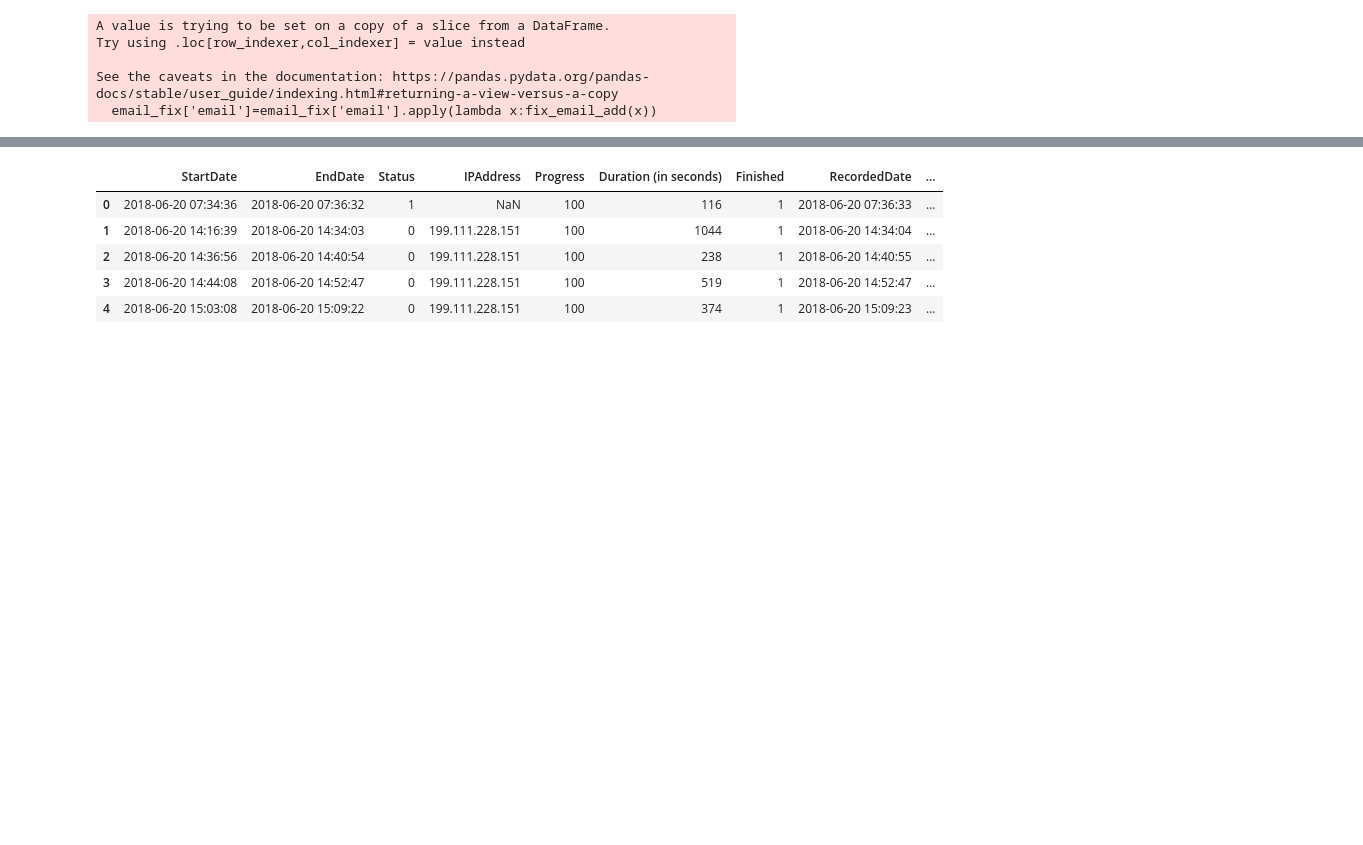
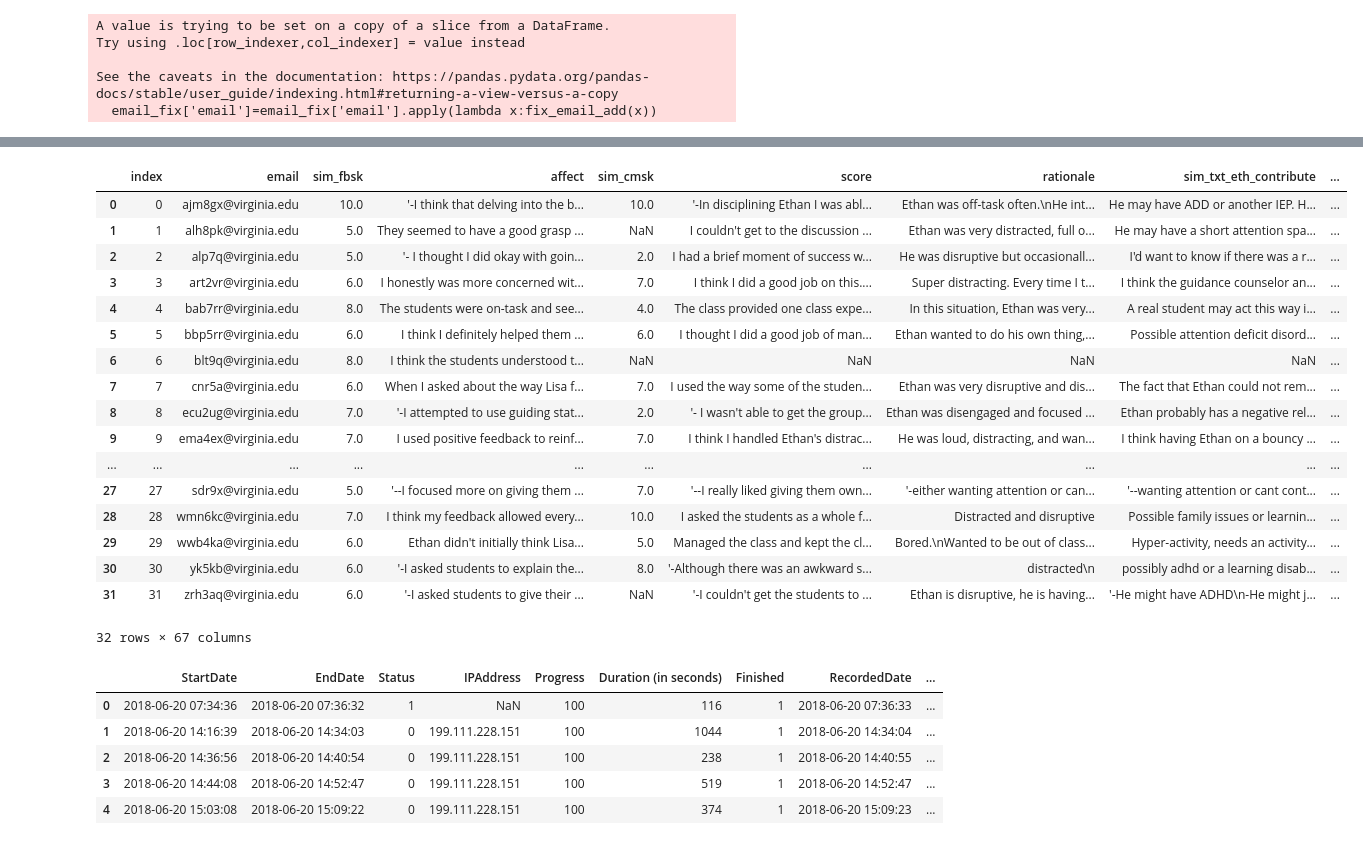
Before and after one commit to taylorrohrich/MSDS_SERA_capstone, a Jupyter notebook: cleaning/2a.ipynb, the cells around one changed output, grey strips where cells are left out. Drawn from its saved outputs; the diff is of its cells as text; code cells hidden in the pictures; blank space fills up the shorter version.

```diff
--- a/cleaning/2a.ipynb
+++ b/cleaning/2a.ipynb
@@ -185,3 +164,25 @@ Generate_App_Scale(data)
+# %%
+data=data.reset_index()
+data
+# %% [output]
+|  | index | email | sim_fbsk | affect | sim_cmsk | score | rationale | sim_txt_eth_contribute | ... |
+| 0 | 0 | ajm8gx@virginia.edu | 10.0 | '-I think that delving into the b... | 10.0 | '-In disciplining Ethan I was abl... | Ethan was off-task often.\nHe int... | He may have ADD or another IEP. H... | ... |
+| 1 | 1 | alh8pk@virginia.edu | 5.0 | They seemed to have a good grasp ... | NaN | I couldn't get to the discussion ... | Ethan was very distracted, full o... | He may have a short attention spa... | ... |
+| 2 | 2 | alp7q@virginia.edu | 5.0 | '- I thought I did okay with goin... | 2.0 | I had a brief moment of success w... | He was disruptive but occasionall... | I'd want to know if there was a r... | ... |
+| 3 | 3 | art2vr@virginia.edu | 6.0 | I honestly was more concerned wit... | 7.0 | I think I did a good job on this.... | Super distracting. Every time I t... | I think the guidance counselor an... | ... |
+| 4 | 4 | bab7rr@virginia.edu | 8.0 | The students were on-task and see... | 4.0 | The class provided one class expe... | In this situation, Ethan was very... | A real student may act this way i... | ... |
+| 5 | 5 | bbp5rr@virginia.edu | 6.0 | I think I definitely helped them ... | 6.0 | I thought I did a good job of man... | Ethan wanted to do his own thing,... | Possible attention deficit disord... | ... |
+| 6 | 6 | blt9q@virginia.edu | 8.0 | I think the students understood t... | NaN | NaN | NaN | NaN | ... |
+| 7 | 7 | cnr5a@virginia.edu | 6.0 | When I asked about the way Lisa f... | 7.0 | I used the way some of the studen... | Ethan was very disruptive and dis... | The fact that Ethan could not rem... | ... |
+| 8 | 8 | ecu2ug@virginia.edu | 7.0 | '-I attempted to use guiding stat... | 2.0 | '- I wasn't able to get the group... | Ethan was disengaged and focused ... | Ethan probably has a negative rel... | ... |
+| 9 | 9 | ema4ex@virginia.edu | 7.0 | I used positive feedback to reinf... | 7.0 | I think I handled Ethan's distrac... | He was loud, distracting, and wan... | I think having Ethan on a bouncy ... | ... |
+| ... | ... | ... | ... | ... | ... | ... | ... | ... | ... |
+| 27 | 27 | sdr9x@virginia.edu | 5.0 | '--I focused more on giving them ... | 7.0 | '--I really liked giving them own... | '-either wanting attention or can... | '--wanting attention or cant cont... | ... |
+| 28 | 28 | wmn6kc@virginia.edu | 7.0 | I think my feedback allowed every... | 10.0 | I asked the students as a whole f... | Distracted and disruptive | Possible family issues or learnin... | ... |
+| 29 | 29 | wwb4ka@virginia.edu | 6.0 | Ethan didn't initially think Lisa... | 5.0 | Managed the class and kept the cl... | Bored.\nWanted to be out of class... | Hyper-activity, needs an activity... | ... |
+| 30 | 30 | yk5kb@virginia.edu | 6.0 | '-I asked students to explain the... | 8.0 | '-Although there was an awkward s... | distracted\n | possibly adhd or a learning disab... | ... |
+| 31 | 31 | zrh3aq@virginia.edu | 6.0 | '-I asked students to give their ... | NaN | '-I couldn't get the students to ... | Ethan is disruptive, he is having... | '-He might have ADHD\n-He might j... | ... |
+32 rows × 67 columns
 # %%
 redo = pd.read_csv("../data/Post-Simulator Baseline Student Survey (only for Redos)- Summer 2018 - Copy_January 23, 2020_07.22.csv",skiprows=[1,2])
 redo.head()
```
Also changed, not shown: parts of 17 cells of this notebook, 1 other file.
